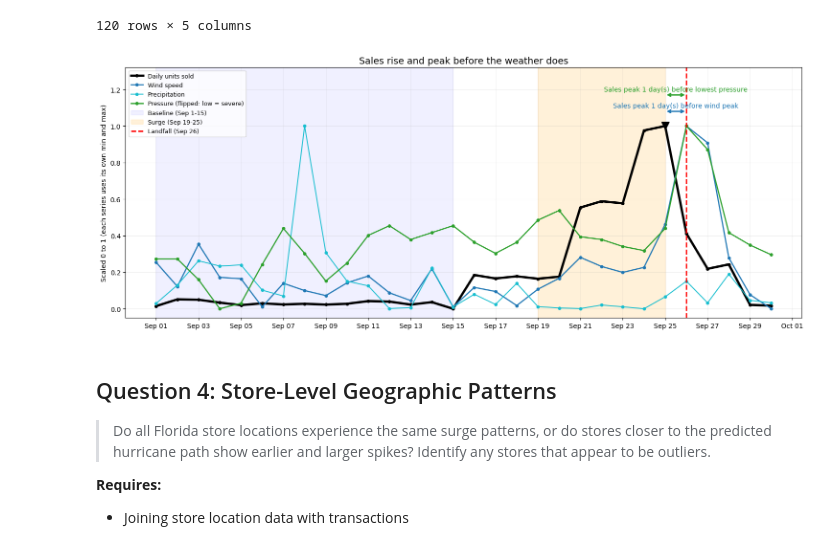
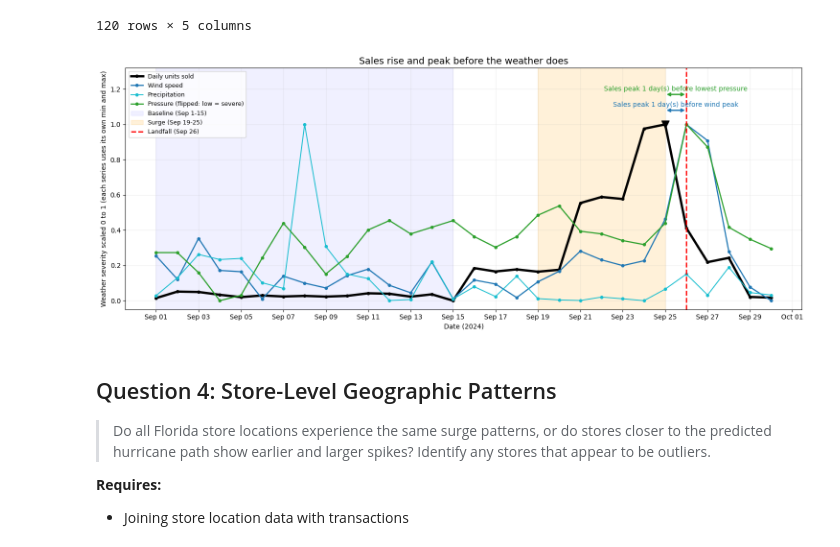
Before and after one commit to simichakravarty16/walmart-hurricane-project, a Jupyter notebook: notebooks/team_notebook.ipynb, the cells around one changed output. Drawn from its saved outputs; the diff is of its cells as text; code cells hidden in the pictures.

Commit message:
Created visualizations for Q4

```diff
--- a/notebooks/team_notebook.ipynb
+++ b/notebooks/team_notebook.ipynb
@@ -1839,7 +1839,7 @@ display(
 import matplotlib.dates as mdates
 
 severity = plot_data.set_index("date")[["daily_quantity"] + weather_variables].copy()
-severity["pressure_msl_mean"] = -severity["pressure_msl_mean"]      # flip so LOW pressure = MORE severe
+severity["pressure_msl_mean"] = -severity["pressure_msl_mean"]      # flip so low pressure = more severe
 scaled = (severity - severity.min()) / (severity.max() - severity.min())
 
 line_style = {
@@ -1849,36 +1849,36 @@ line_style = {
     "pressure_msl_mean": ("Pressure (flipped: low = severe)", "tab:green",  1.8),
 }
 
 fig, ax = plt.subplots(figsize=(15, 6))
 for col, (label, color, lw) in line_style.items():
     ax.plot(scaled.index, scaled[col], color=color, lw=lw, marker="o", ms=4, label=label)
 
 ax.axvspan(BASELINE_START, BASELINE_END, color="blue", alpha=0.06, label="Baseline (Sep 1-15)")
 ax.axvspan(SURGE_START, SURGE_END, color="orange", alpha=0.15, label="Surge (Sep 19-25)")
 ax.axvline(LANDFALL_DATE, color="red", ls="--", lw=2, label="Landfall (Sep 26)")
 
-# Threshold-free lag: how many days before each weather peak did sales peak?
 sales_peak = scaled["daily_quantity"].idxmax()
 ax.plot(sales_peak, 1.0, marker="v", color="black", ms=11)
 for i, (col, text) in enumerate([("windspeed_10m_max", "wind peak"), ("pressure_msl_mean", "lowest pressure")]):
     weather_peak = scaled[col].idxmax()
     lead_days = (weather_peak - sales_peak).days
     y = 1.08 + 0.09 * i
     ax.annotate("", xy=(weather_peak, y), xytext=(sales_peak, y),
                 arrowprops=dict(arrowstyle="<->", color=line_style[col][1], lw=2))
     ax.text(sales_peak + (weather_peak - sales_peak) / 2, y + 0.02,
             f"Sales peak {lead_days} day(s) before {text}", ha="center", fontsize=10, color=line_style[col][1])
 
 ax.set_ylim(-0.05, 1.32)
-ax.set_ylabel("Scaled 0 to 1 (each series uses its own min and max)")
+ax.set_ylabel("Weather severity scaled 0 to 1 (each series uses its own min and max)")
+ax.set_xlabel("Date (2024)")
 ax.set_title("Sales rise and peak before the weather does", fontsize=14)
 ax.grid(alpha=0.2); ax.legend(loc="upper left", fontsize=9)
 ax.xaxis.set_major_locator(mdates.DayLocator(interval=2))
 ax.xaxis.set_major_formatter(mdates.DateFormatter("%b %d"))
 ax.tick_params(axis="x", rotation=0)
 plt.tight_layout(); plt.show()
 # %% [output]
-[figure, old version]
+[figure, new version]
 # %% [markdown]
 ## Question 4: Store-Level Geographic Patterns
 
```
Also changed, not shown: parts of 3 cells of this notebook.
